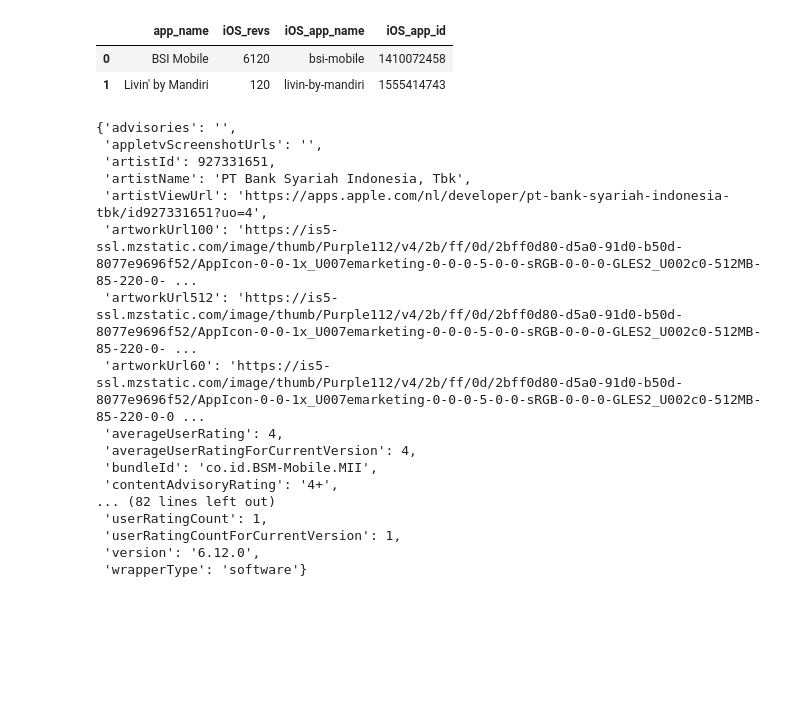
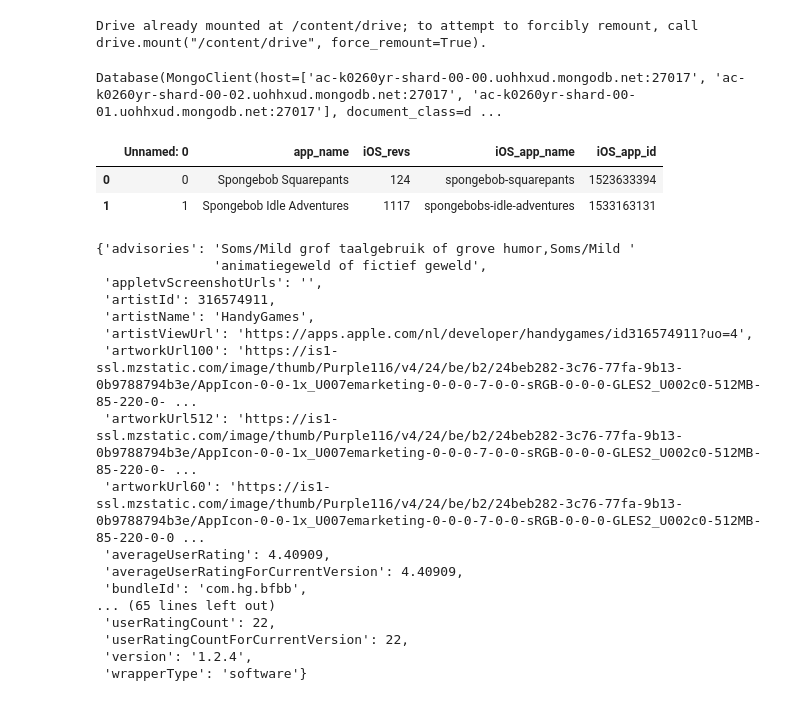
Before and after one commit to Bang-Raf/appstore-scraper, a Jupyter notebook: scrapingAS.ipynb, the cells around one changed output. Drawn from its saved outputs; the diff is of its cells as text; code cells hidden in the pictures; blank space fills up the shorter version.

Commit message:
Change Path to Drive Path & Some Add Improvement

```diff
--- a/scrapingAS.ipynb
+++ b/scrapingAS.ipynb
@@ -20,3 +39,8 @@ import time
 
 ## Set up loop to go through all apps
 import os
+# %%
+from google.colab import drive
+drive.mount('/content/drive')
+# %% [output]
+Drive already mounted at /content/drive; to attempt to forcibly remount, call drive.mount("/content/drive", force_remount=True).
@@ -22,0 +60,4 @@ import os
+# %%
+client.stats                                # .stats  show details about the client
+# %% [output]
+Database(MongoClient(host=['ac-k0260yr-shard-00-00.uohhxud.mongodb.net:27017', 'ac-k0260yr-shard-00-02.uohhxud.mongodb.net:27017', 'ac-k0260yr-shard-00-01.uohhxud.mongodb.net:27017'], document_class=d ...
@@ -23,12 +70,11 @@ import os
 # %%
-
 ## Read in file containing app names and IDs
-app_df = pd.read_csv('Var/AppStore/apps.csv')
+app_df = pd.read_csv('/content/drive/MyDrive/Kuliah/RPL/scraper/AppStore/apps.csv')
 app_df.head()
 # %% [output]
-|  | app_name | iOS_revs | iOS_app_name | iOS_app_id |
-| 0 | BSI Mobile | 6120 | bsi-mobile | 1410072458 |
-| 1 | Livin' by Mandiri | 120 | livin-by-mandiri | 1555414743 |
+|  | Unnamed: 0 | app_name | iOS_revs | iOS_app_name | iOS_app_id |
+| 0 | 0 | Spongebob Squarepants | 124 | spongebob-squarepants | 1523633394 |
+| 1 | 1 | Spongebob Idle Adventures | 1117 | spongebobs-idle-adventures | 1533163131 |
 # %%
 ## Get list of app names and app IDs
 app_names = list(app_df['iOS_app_name'])
@@ -41,22 +87,22 @@ app_store_list = list(scraper.get_multiple_app_details(app_ids))
 ## Pretty print the data for the first app
 pprint(app_store_list[0])
 # %% [output]
-{'advisories': '',
+{'advisories': 'Soms/Mild grof taalgebruik of grove humor,Soms/Mild '
+               'animatiegeweld of fictief geweld',
  'appletvScreenshotUrls': '',
- 'artistId': 927331651,
- 'artistName': 'PT Bank Syariah Indonesia, Tbk',
- 'artistViewUrl': 'https://apps.apple.com/nl/developer/pt-bank-syariah-indonesia-tbk/id927331651?uo=4',
- 'artworkUrl100': 'https://is5-ssl.mzstatic.com/image/thumb/Purple112/v4/2b/ff/0d/2bff0d80-d5a0-91d0-b50d-8077e9696f52/AppIcon-0-0-1x_U007emarketing-0-0-0-5-0-0-sRGB-0-0-0-GLES2_U002c0-512MB-85-220-0- ...
- 'artworkUrl512': 'https://is5-ssl.mzstatic.com/image/thumb/Purple112/v4/2b/ff/0d/2bff0d80-d5a0-91d0-b50d-8077e9696f52/AppIcon-0-0-1x_U007emarketing-0-0-0-5-0-0-sRGB-0-0-0-GLES2_U002c0-512MB-85-220-0- ...
- 'artworkUrl60': 'https://is5-ssl.mzstatic.com/image/thumb/Purple112/v4/2b/ff/0d/2bff0d80-d5a0-91d0-b50d-8077e9696f52/AppIcon-0-0-1x_U007emarketing-0-0-0-5-0-0-sRGB-0-0-0-GLES2_U002c0-512MB-85-220-0-0 ...
- 'averageUserRating': 4,
- 'averageUserRatingForCurrentVersion': 4,
- 'bundleId': 'co.id.BSM-Mobile.MII',
- 'contentAdvisoryRating': '4+',
-... (82 lines left out)
- 'userRatingCount': 1,
- 'userRatingCountForCurrentVersion': 1,
- 'version': '6.12.0',
+ 'artistId': 316574911,
+ 'artistName': 'HandyGames',
+ 'artistViewUrl': 'https://apps.apple.com/nl/developer/handygames/id316574911?uo=4',
+ 'artworkUrl100': 'https://is1-ssl.mzstatic.com/image/thumb/Purple116/v4/24/be/b2/24beb282-3c76-77fa-9b13-0b9788794b3e/AppIcon-0-0-1x_U007emarketing-0-0-0-7-0-0-sRGB-0-0-0-GLES2_U002c0-512MB-85-220-0- ...
+ 'artworkUrl512': 'https://is1-ssl.mzstatic.com/image/thumb/Purple116/v4/24/be/b2/24beb282-3c76-77fa-9b13-0b9788794b3e/AppIcon-0-0-1x_U007emarketing-0-0-0-7-0-0-sRGB-0-0-0-GLES2_U002c0-512MB-85-220-0- ...
+ 'artworkUrl60': 'https://is1-ssl.mzstatic.com/image/thumb/Purple116/v4/24/be/b2/24beb282-3c76-77fa-9b13-0b9788794b3e/AppIcon-0-0-1x_U007emarketing-0-0-0-7-0-0-sRGB-0-0-0-GLES2_U002c0-512MB-85-220-0-0 ...
+ 'averageUserRating': 4.40909,
+ 'averageUserRatingForCurrentVersion': 4.40909,
+ 'bundleId': 'com.hg.bfbb',
+... (65 lines left out)
+ 'userRatingCount': 22,
+ 'userRatingCountForCurrentVersion': 22,
+ 'version': '1.2.4',
  'wrapperType': 'software'}
 # %%
 ## Convert list of dicts to Pandas DataFrame and write to csv
```
Also changed, not shown: parts of 5 cells of this notebook.
